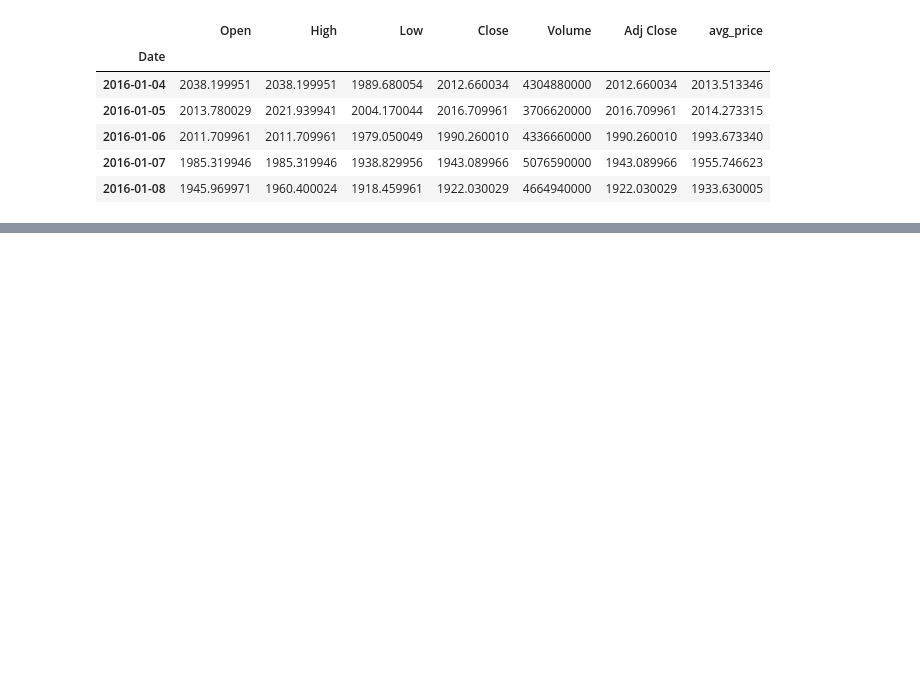
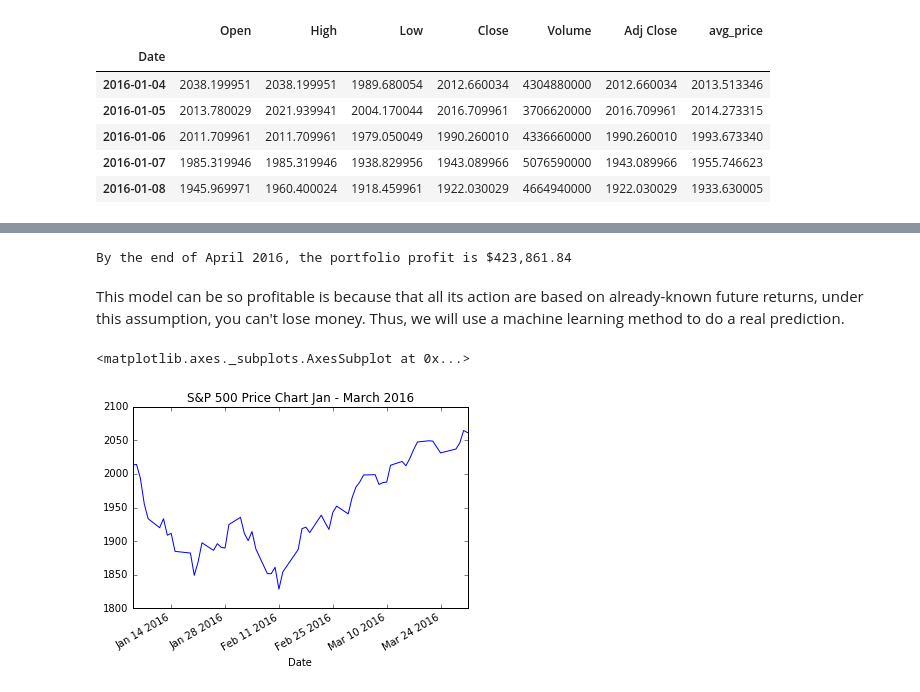
Before and after one commit to maxwelllee54/FinancialProgramClass, a Jupyter notebook: Project/Project3/Project3.ipynb, the cells around one changed output, grey strips where cells are left out. Drawn from its saved outputs; the diff is of its cells as text; code cells hidden in the pictures; blank space fills up the shorter version.

```diff
--- a/Project/Project3/Project3.ipynb
+++ b/Project/Project3/Project3.ipynb
@@ -84,0 +112,15 @@ sp_3m.describe()
+# %%
+profit = (sp500.loc['2016-4-28', 'avg_price'] - avg_cost) * position * 100
+
+print('By the end of April 2016, the portfolio profit is ${:,.2f}'.format(profit))
+# %% [output]
+By the end of April 2016, the portfolio profit is $423,861.84
+# %% [markdown]
+This model can be so profitable is because that all its action are based on already-known future returns, under this assumption, you can't lose money.
+Thus, we will use a machine learning method to do a real prediction.
+# %%
+%matplotlib inline
+sp_3m.loc[:, 'avg_price'].plot(title="S&P 500 Price Chart Jan - March 2016")
+# %% [output]
+<matplotlib.axes._subplots.AxesSubplot at 0x...>
+[figure, added]
```
Also changed, not shown: parts of 9 cells of this notebook.
